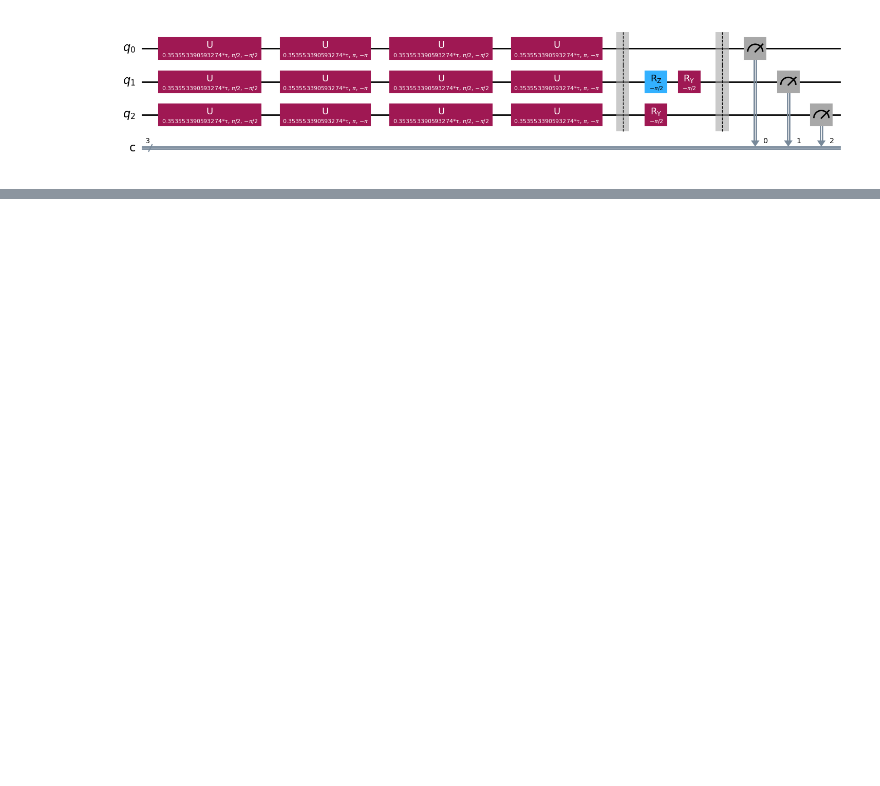
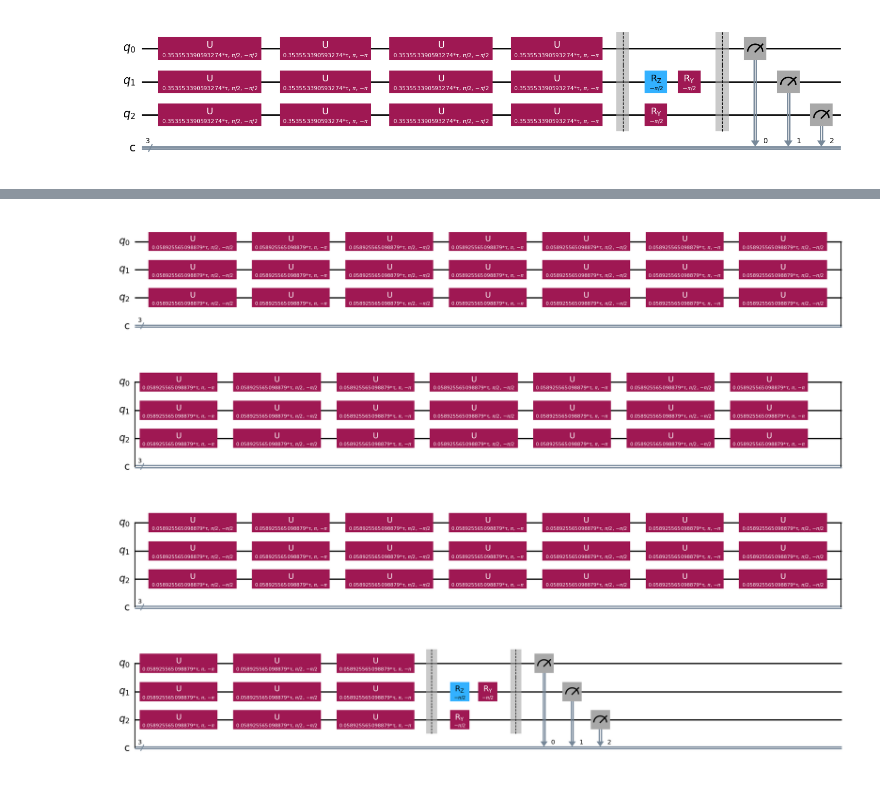
Before and after one commit to Omid-Hassasfar/CHPC2024-QuantumComputing, a Jupyter notebook: CHPC_2024_QC_SpinSystemSimulation.ipynb, the cells around one changed output, grey strips where cells are left out. Drawn from its saved outputs; the diff is of its cells as text; code cells hidden in the pictures; blank space fills up the shorter version.

```diff
--- a/CHPC_2024_QC_SpinSystemSimulation.ipynb
+++ b/CHPC_2024_QC_SpinSystemSimulation.ipynb
@@ -338,0 +404,30 @@ plt.show()
+# %%
+tau = Parameter('τ')
+Nt = 75
+
+tau_range = np.linspace(0, 2*np.pi, Nt)
+
+qr = QuantumRegister(3,'q')
+cr = ClassicalRegister(3,'c')
+
+timecirc0 = QuantumCircuit(qr,cr)
+
+#vary this:
+ntrot = 12
+
+for i in range(0,ntrot):
+    timecirc0.u(tau/(np.sqrt(2)*ntrot),np.pi/2,-np.pi/2,qr)
+    timecirc0.u(tau/(np.sqrt(2)*ntrot),np.pi,-np.pi,qr)
+
+timecirc0.barrier(qr)
+timecirc0.ry(-np.pi/2,2) #rotation to measure <Sx>
+
+timecirc0.rz(-np.pi/2,1)
+timecirc0.ry(-np.pi/2,1) #rotation to measure <Sy>
+timecirc0.barrier(qr)
+#no rotation needed to measure <Sz>
+
+timecirc0.measure(qr,cr)
+timecirc0.draw('mpl')
+# %% [output]
+[figure, added]
```
Also changed, not shown: parts of 8 cells of this notebook.
